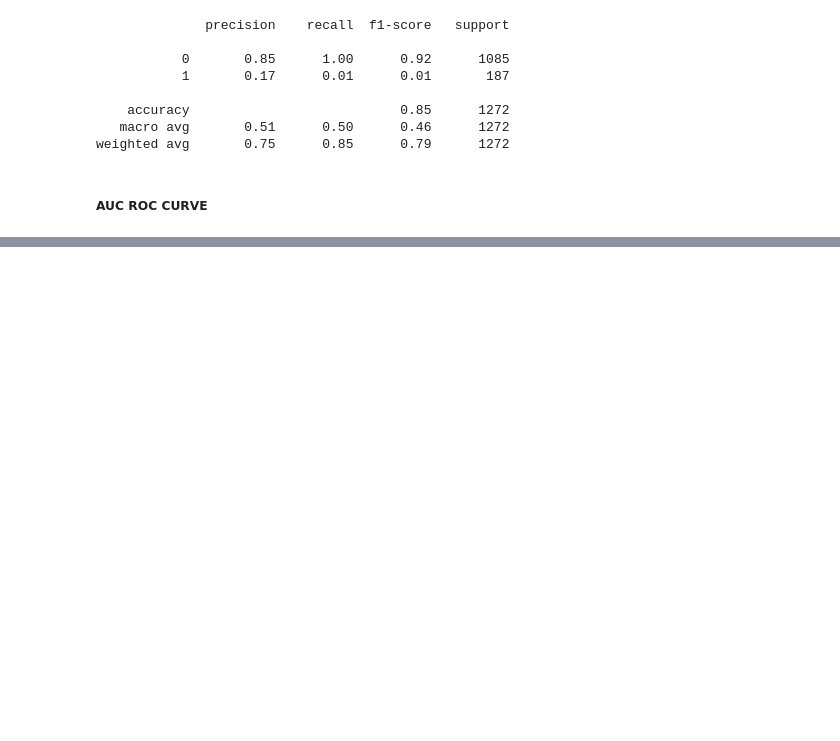
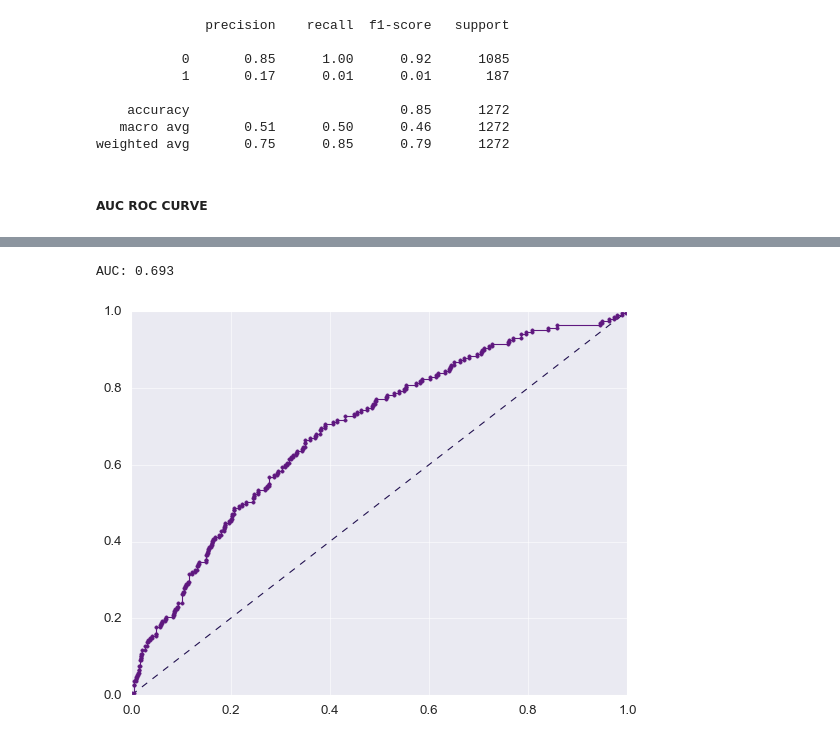
Before and after one commit to HitenDewangan/DataScience-AIML, a Jupyter notebook: Machine Learning/Classification in ML.ipynb, the cells around one changed output, grey strips where cells are left out. Saved outputs shown, nothing was run; the diff lists cells and outputs as text; code cells hidden in the pictures; blank space fills up the shorter version.

```diff
--- a/Machine Learning/Classification in ML.ipynb
+++ b/Machine Learning/Classification in ML.ipynb
@@ -613,0 +636,21 @@ weighted avg       0.75      0.85      0.79      1272
+# %%
+def evaluate_train_model(model):
+    y_train_predict = model.predict(X_train)
+
+    Acc_train = print(model.score(X_train,Y_train))
+
+    CM_train = print(sns.heatmap((metrics.confusion_matrix(Y_train,y_train_predict)),annot=True,fmt='.5g'
+                ,cmap='Blues'));
+    plt.xlabel('Predicted');
+    plt.ylabel('Actuals',rotation=0);
+    plt.title('CONFUSION MATRIX - CUT OFF (0.5)')
+
+    CR_train = print(metrics.classification_report(Y_train,y_train_predict))
+
+    probs = model.predict_proba(X_train)
+    probs = probs[:, 1]
+    auc_train = roc_auc_score(Y_train, probs)
+
+    return Acc_train,CM_train,CR_train,auc_train
+# %%
+evaluate_train_model(model) # report of the train data
@@ -613,0 +672,22 @@ weighted avg       0.75      0.85      0.79      1272
+# %%
+# AUC and ROC for the test data
+
+# predict probabilities
+probs = model.predict_proba(X_test)
+# keep probabilities for the positive outcome only
+probs = probs[:, 1]
+# calculate AUC
+from sklearn.metrics import roc_auc_score
+auc = roc_auc_score(Y_test, probs)
+print('AUC: %.3f' % auc)
+# calculate roc curve
+from sklearn.metrics import roc_curve
+fpr, tpr, thresholds = roc_curve(Y_test, probs)
+plt.plot([0, 1], [0, 1], linestyle='--')
+# plot the roc curve for the model
+plt.plot(fpr, tpr, marker='.')
+# show the plot
+plt.show()
+# %% [output]
+AUC: 0.693
+[figure, added]
```
Also changed, not shown: parts of 11 cells of this notebook.
